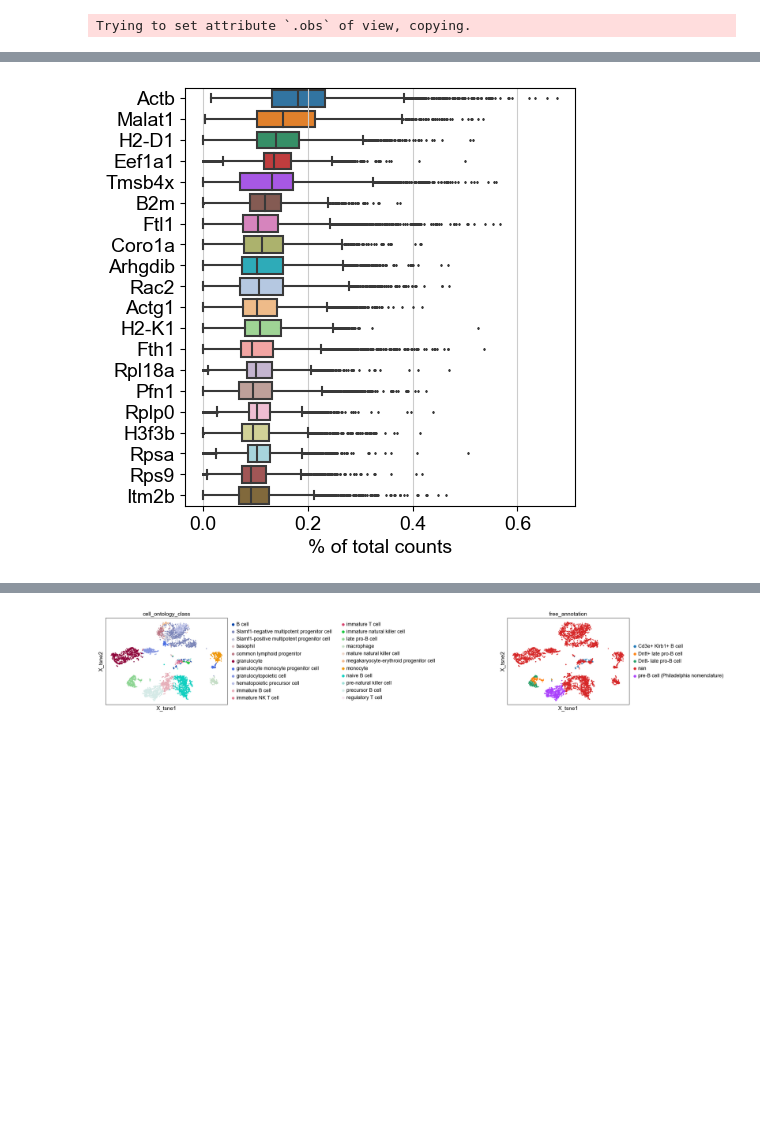
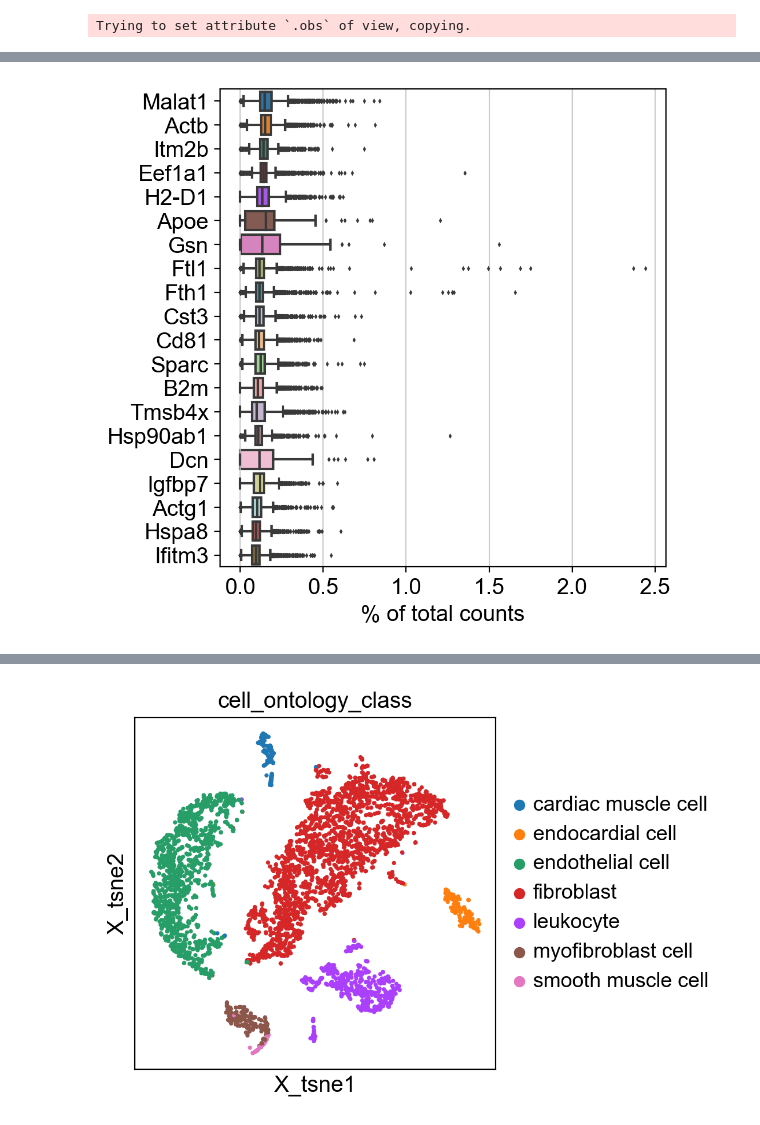
Before and after one commit to keller-mark/metastasis-project, a Jupyter notebook: preprocessing.ipynb, the cells around one changed output, grey strips where cells are left out. Drawn from its saved outputs; the diff is of its cells as text; code cells hidden in the pictures; blank space fills up the shorter version.

```diff
--- a/preprocessing.ipynb
+++ b/preprocessing.ipynb
@@ -5,4 +5,4 @@ import numpy as np
 import pandas as pd
 from os.path import join
 
-sc.set_figure_params(dpi=100)
+sc.set_figure_params(dpi=200)
@@ -9,4 +13,4 @@ sc.set_figure_params(dpi=100)
 # %%
-adata = read_h5ad(join("data", "raw", "tm", "adata", "Marrow.h5ad"))
+adata = read_h5ad(join("data", "raw", "tm", "adata", f"{TISSUE}.h5ad"))
 adata
 # %% [output]
@@ -49,7 +53,7 @@ sc.pp.highly_variable_genes(adata, min_mean=0.0125, max_mean=3, min_disp=0.5)
 # %%
 sc.pl.highest_expr_genes(adata, n_top=20, )
 # %% [output]
-[figure, old version]
+[figure, new version]
 # %%
-sc.pl.embedding(adata, basis="X_tsne", color=["cell_ontology_class", "free_annotation"], wspace=2)
+sc.pl.embedding(adata, basis="X_tsne", color=["cell_ontology_class"], save=join(f"{TISSUE}.png"))
 # %% [output]
@@ -56,2 +61,2 @@ sc.pl.embedding(adata, basis="X_tsne", color=["cell_ontology_class", "free_annot
-[figure, old version]
+[figure, new version]
 # %%
```
Also changed, not shown: parts of 7 cells of this notebook, 1 other file.
